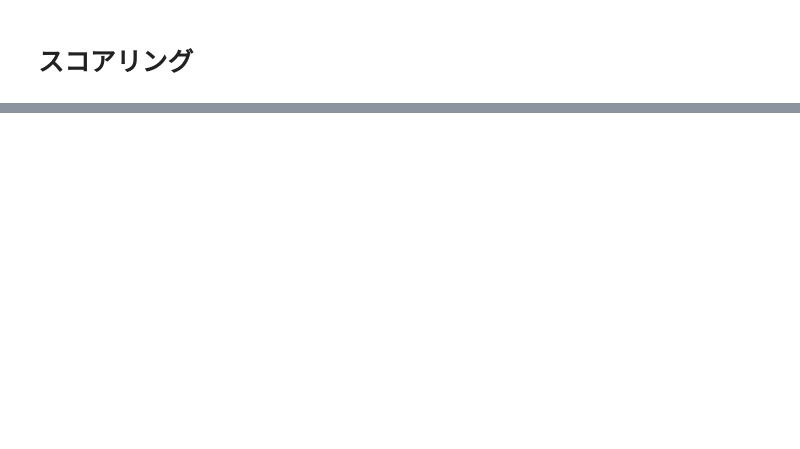
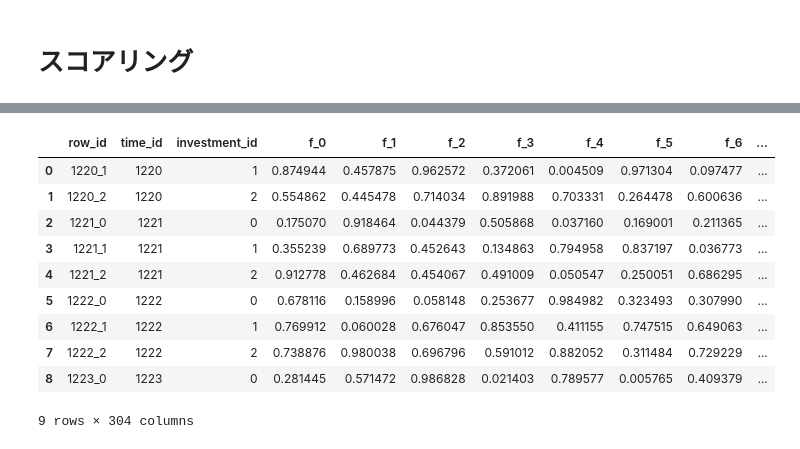
Before and after one commit to takuya-tokumoto/ubiquant-market-prediction, a Jupyter notebook: src/scoring.ipynb, the cells around one changed output, grey strips where cells are left out. Drawn from its saved outputs; the diff is of its cells as text; code cells hidden in the pictures; blank space fills up the shorter version.

```diff
--- a/src/scoring.ipynb
+++ b/src/scoring.ipynb
@@ -218,0 +206,6 @@ test_df.head()
+# %%
+n_features = 300
+features = [f'f_{i}' for i in range(n_features)]
+
+ds_base = make_test_datase_base(test_df[features], test_df["investment_id"])
+ds_cnn2d = make_test_dataset_cnn2d(test_df[features])
@@ -219,2 +216,12 @@ test_df.head()
 # %% [markdown]
 # スコアリング
+# %%
+def inference(models, ds):
+    y_preds = []
+    for model in models:
+        y_pred = model.predict(ds)
+        y_preds.append(y_pred)
+    return np.mean(y_preds, axis=0)
+# %%
+p1 = inference(model_base, ds_base)
+p2 = inference(models_cnn2d, ds_cnn2d)
@@ -220,0 +231,18 @@ test_df.head()
+# %%
+pred = p1 *0.5 +p2*0.5
+
+test_df['pred'] = pred
+# %%
+test_df
+# %% [output]
+|  | row_id | time_id | investment_id | f_0 | f_1 | f_2 | f_3 | f_4 | f_5 | f_6 | ... |
+| 0 | 1220_1 | 1220 | 1 | 0.874944 | 0.457875 | 0.962572 | 0.372061 | 0.004509 | 0.971304 | 0.097477 | ... |
+| 1 | 1220_2 | 1220 | 2 | 0.554862 | 0.445478 | 0.714034 | 0.891988 | 0.703331 | 0.264478 | 0.600636 | ... |
+| 2 | 1221_0 | 1221 | 0 | 0.175070 | 0.918464 | 0.044379 | 0.505868 | 0.037160 | 0.169001 | 0.211365 | ... |
+| 3 | 1221_1 | 1221 | 1 | 0.355239 | 0.689773 | 0.452643 | 0.134863 | 0.794958 | 0.837197 | 0.036773 | ... |
+| 4 | 1221_2 | 1221 | 2 | 0.912778 | 0.462684 | 0.454067 | 0.491009 | 0.050547 | 0.250051 | 0.686295 | ... |
+| 5 | 1222_0 | 1222 | 0 | 0.678116 | 0.158996 | 0.058148 | 0.253677 | 0.984982 | 0.323493 | 0.307990 | ... |
+| 6 | 1222_1 | 1222 | 1 | 0.769912 | 0.060028 | 0.676047 | 0.853550 | 0.411155 | 0.747515 | 0.649063 | ... |
+| 7 | 1222_2 | 1222 | 2 | 0.738876 | 0.980038 | 0.696796 | 0.591012 | 0.882052 | 0.311484 | 0.729229 | ... |
+| 8 | 1223_0 | 1223 | 0 | 0.281445 | 0.571472 | 0.986828 | 0.021403 | 0.789577 | 0.005765 | 0.409379 | ... |
+9 rows × 304 columns
```
Also changed, not shown: parts of 9 cells of this notebook, 4 other files.
